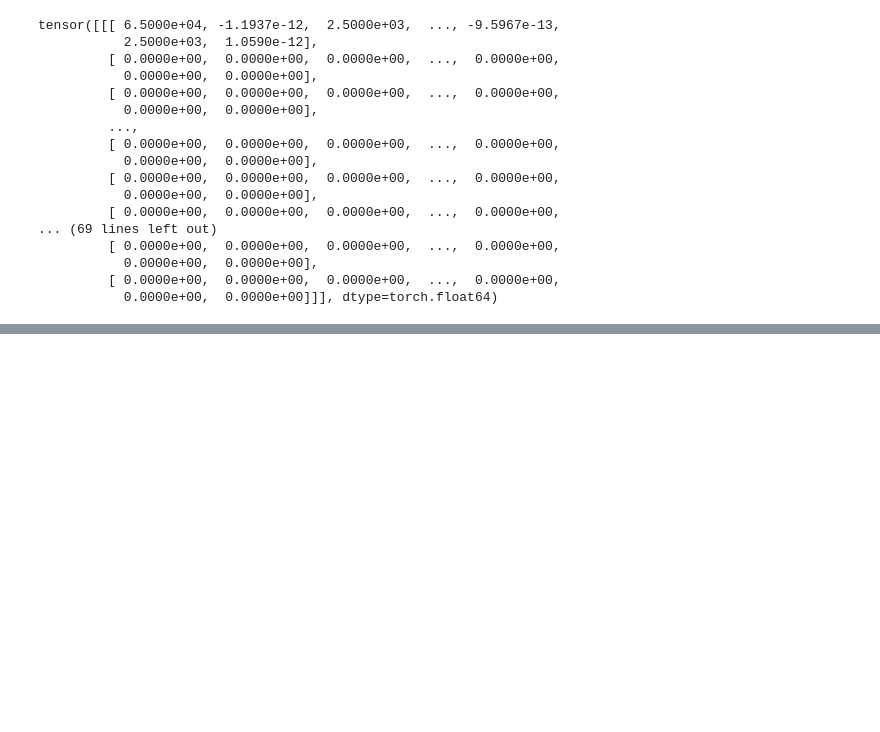
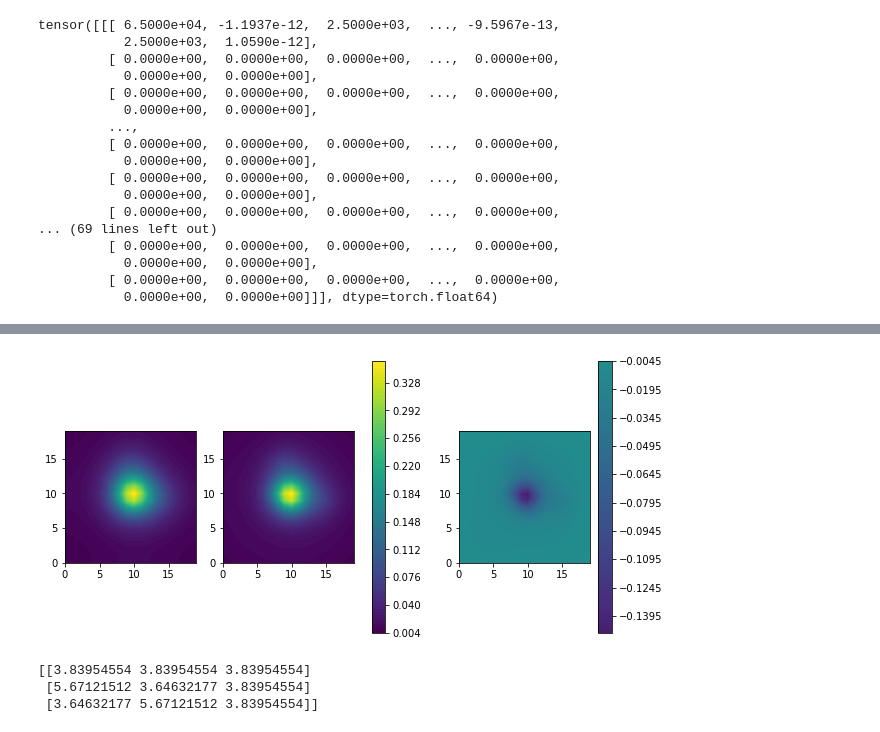
Before and after one commit to MihailBogojeski/equiv_dens_ml, a Jupyter notebook: dftpy_water_calc.ipynb, the cells around one changed output, grey strips where cells are left out. Saved outputs shown, nothing was run; the diff lists cells and outputs as text; code cells hidden in the pictures; blank space fills up the shorter version.

```diff
--- a/dftpy_water_calc.ipynb
+++ b/dftpy_water_calc.ipynb
@@ -374,22 +346,23 @@ tensor([[[ 6.5000e+04, -1.1937e-12,  2.5000e+03,  ..., -9.5967e-13,
          [ 0.0000e+00,  0.0000e+00,  0.0000e+00,  ...,  0.0000e+00,
            0.0000e+00,  0.0000e+00]]], dtype=torch.float64)
 # %%
-from equiv_dens.training.density_dataset import AtomsDensityData
+from equiv_dens.data.density_dataset import AtomsDensityData
 from functools import partial
-from equiv_dens.training.grids import cubical_grid, cubical_sampling
-
-directory = '2020-10-15_8gYN9fzi'  # load directory name
-model_name = '8gYN9fzi'
+from equiv_dens.utils.grids import cubical_grid, cubical_sampling
+from equiv_dens.utils.base import bohr_to_angstrom
+directory = '2021-01-15_mytHsBse'  # load directory name
+model_name = 'mytHsBse'
 
 #directory = '2020-04-30_To0wdEze'
-checkpoint_dir = os.path.join(
+checkpoint_path = os.path.join(
     directory, 'checkpoints')  # checkpoint directory
 # load latest checkpoint
 checkpoint = torch.load(os.path.join(
-    checkpoint_dir, 'latest_checkpoint.pth'), map_location='cpu')
+    checkpoint_path, 'latest_checkpoint.pth'), map_location='cpu')
 latest_checkpoint = checkpoint['epoch']
 ID = checkpoint['ID']  # load ID
 args = checkpoint['args']  # overwrite args
+step = checkpoint['step']
 args.use_gpu = False
 args.load_from = os.path.join(directory, 'best_' + model_name + '.pth')
 # %%
@@ -531,0 +674,59 @@ idx [    19   2519   5019 ... 119969 122469 124969]
+# %%
+import matplotlib.pyplot as plt
+sample = 0
+
+print('data dtype', args.dtype)
+dens_opt = opt_rhos[sample]
+fig = plt.figure(figsize=(10, 5))
+ax1 = fig.add_subplot(131)
+dens_opt = np.array(dens_opt)
+dens_opt = dens_opt.reshape((cube_dim**3, ))
+print('density shape', dens_opt.shape)
+x, y  = np.meshgrid(np.arange(cube_dim), np.arange(cube_dim))
+x_f = x.flatten()
+y_f = y.flatten()
+z_f = np.zeros_like(y_f) + 7
+idx = np.ravel_multi_index((x_f, y_f, z_f), (cube_dim, cube_dim, cube_dim))
+
+#X, Y, Z = np.meshgrid(np.arange(50) + 38, np.arange(50) + 38, np.arange(50) + 38)
+#X = X.flatten()
+#Y = Y.flatten()
+#Z = Z.flatten()
+#ndices = np.ravel_multi_index((X, Y, Z), (125, 125, 125))
+
+print('idx', idx)
+dens2d = dens_opt[idx]
+dens2d = dens2d.reshape(cube_dim, cube_dim)
+
+indices = np.stack((x_f, y_f, z_f), axis=1)
+vmin = np.min(dens2d)
+vmax = np.max(dens2d)
+c1 = ax1.contourf(x, y, dens2d, vmin=vmin, vmax=vmax, levels=100)
+ax1.set_aspect('equal')
+
+data_sample = dataset[sample]
+model_pred = model(data_sample)
+
+dens_pred = np.array(model_pred['density'].squeeze().detach().cpu())
+print('density shape', dens_pred.shape)
+
+ax2 = fig.add_subplot(132)
+print('idx', idx)
+densp2d = dens_pred[idx]
+densp2d = densp2d.reshape(cube_dim, cube_dim)
+
+vmin = np.min(densp2d)
+vmax = np.max(densp2d)
+c2 = ax2.contourf(x, y, densp2d, vmin=vmin, vmax=vmax, levels=100)
+ax2.set_aspect('equal')
+
+ax3 = fig.add_subplot(133)
+c3 = ax3.contourf(x, y, dens2d-densp2d, vmin=-vmax/2, vmax=vmax/2, levels=100)
+ax3.set_aspect('equal')
+
+fig.colorbar(c2, ax=[ax1, ax2])
+fig.colorbar(c3, ax=[ax3])
+plt.savefig('figures/functional_vs_pred_dens.pdf', dpi=300)
+plt.show()
+print(ions_list[sample].pos)
+# %% [output]
@@ -531,0 +750,4 @@ idx [    19   2519   5019 ... 119969 122469 124969]
+[figure, added]
+[[3.83954554 3.83954554 3.83954554]
+ [5.67121512 3.64632177 3.83954554]
+ [3.64632177 5.67121512 3.83954554]]
```
Also changed, not shown: parts of 15 cells of this notebook, 9 other files.
